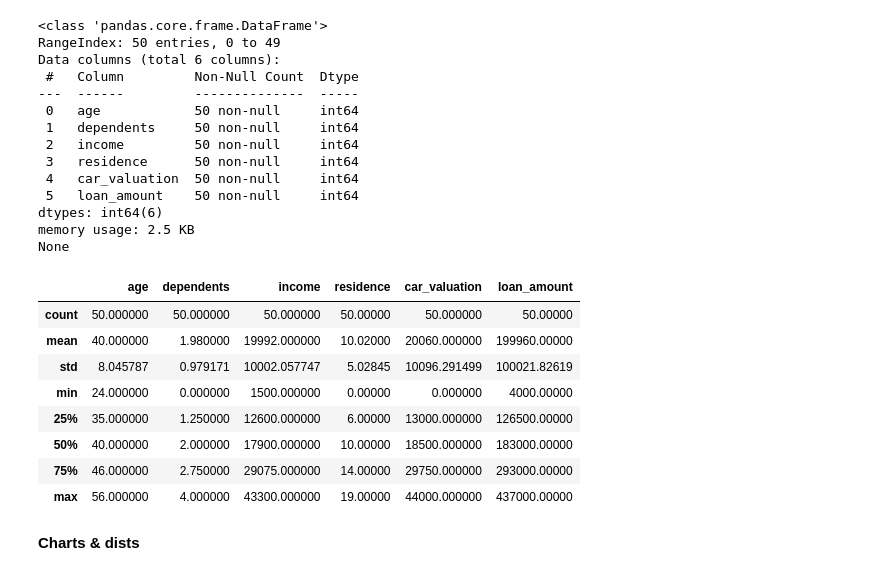
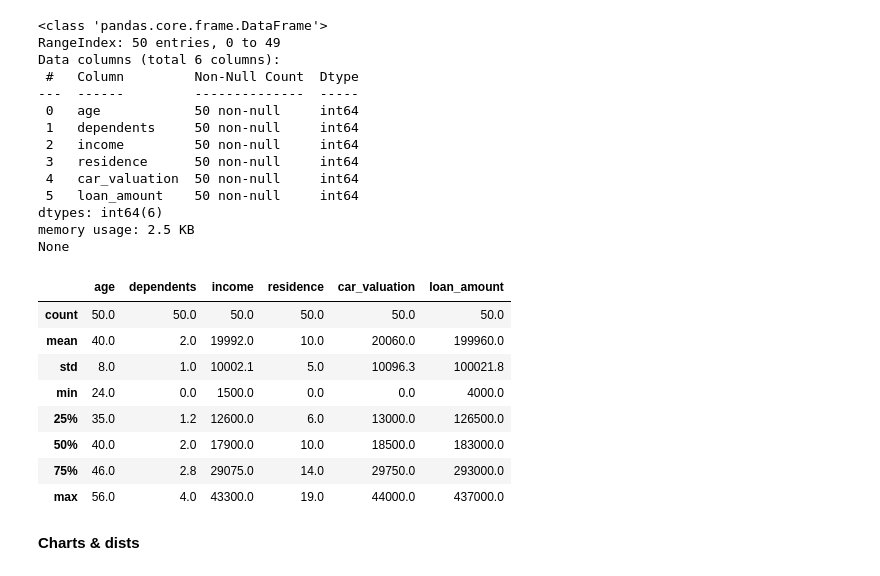
Before and after one commit to CodeSopranos/lab-2-data-analysis, a Jupyter notebook: lab2.ipynb, the cells around one changed output. Drawn from its saved outputs; the diff is of its cells as text; code cells hidden in the pictures.

```diff
--- a/lab2.ipynb
+++ b/lab2.ipynb
@@ -71,18 +71,18 @@ Data columns (total 6 columns):
 dtypes: int64(6)
 memory usage: 2.5 KB
 None
-# %%
-df.describe()
-# %% [output]
-|  | age | dependents | income | residence | car_valuation | loan_amount |
-| count | 50.000000 | 50.000000 | 50.000000 | 50.00000 | 50.000000 | 50.00000 |
-| mean | 40.000000 | 1.980000 | 19992.000000 | 10.02000 | 20060.000000 | 199960.00000 |
-| std | 8.045787 | 0.979171 | 10002.057747 | 5.02845 | 10096.291499 | 100021.82619 |
-| min | 24.000000 | 0.000000 | 1500.000000 | 0.00000 | 0.000000 | 4000.00000 |
-| 25% | 35.000000 | 1.250000 | 12600.000000 | 6.00000 | 13000.000000 | 126500.00000 |
-| 50% | 40.000000 | 2.000000 | 17900.000000 | 10.00000 | 18500.000000 | 183000.00000 |
-| 75% | 46.000000 | 2.750000 | 29075.000000 | 14.00000 | 29750.000000 | 293000.00000 |
-| max | 56.000000 | 4.000000 | 43300.000000 | 19.00000 | 44000.000000 | 437000.00000 |
+# %%
+np.around(df.describe(), 1)
+# %% [output]
+|  | age | dependents | income | residence | car_valuation | loan_amount |
+| count | 50.0 | 50.0 | 50.0 | 50.0 | 50.0 | 50.0 |
+| mean | 40.0 | 2.0 | 19992.0 | 10.0 | 20060.0 | 199960.0 |
+| std | 8.0 | 1.0 | 10002.1 | 5.0 | 10096.3 | 100021.8 |
+| min | 24.0 | 0.0 | 1500.0 | 0.0 | 0.0 | 4000.0 |
+| 25% | 35.0 | 1.2 | 12600.0 | 6.0 | 13000.0 | 126500.0 |
+| 50% | 40.0 | 2.0 | 17900.0 | 10.0 | 18500.0 | 183000.0 |
+| 75% | 46.0 | 2.8 | 29075.0 | 14.0 | 29750.0 | 293000.0 |
+| max | 56.0 | 4.0 | 43300.0 | 19.0 | 44000.0 | 437000.0 |
 # %% [markdown]
 **Charts & dists**
 # %%
```
